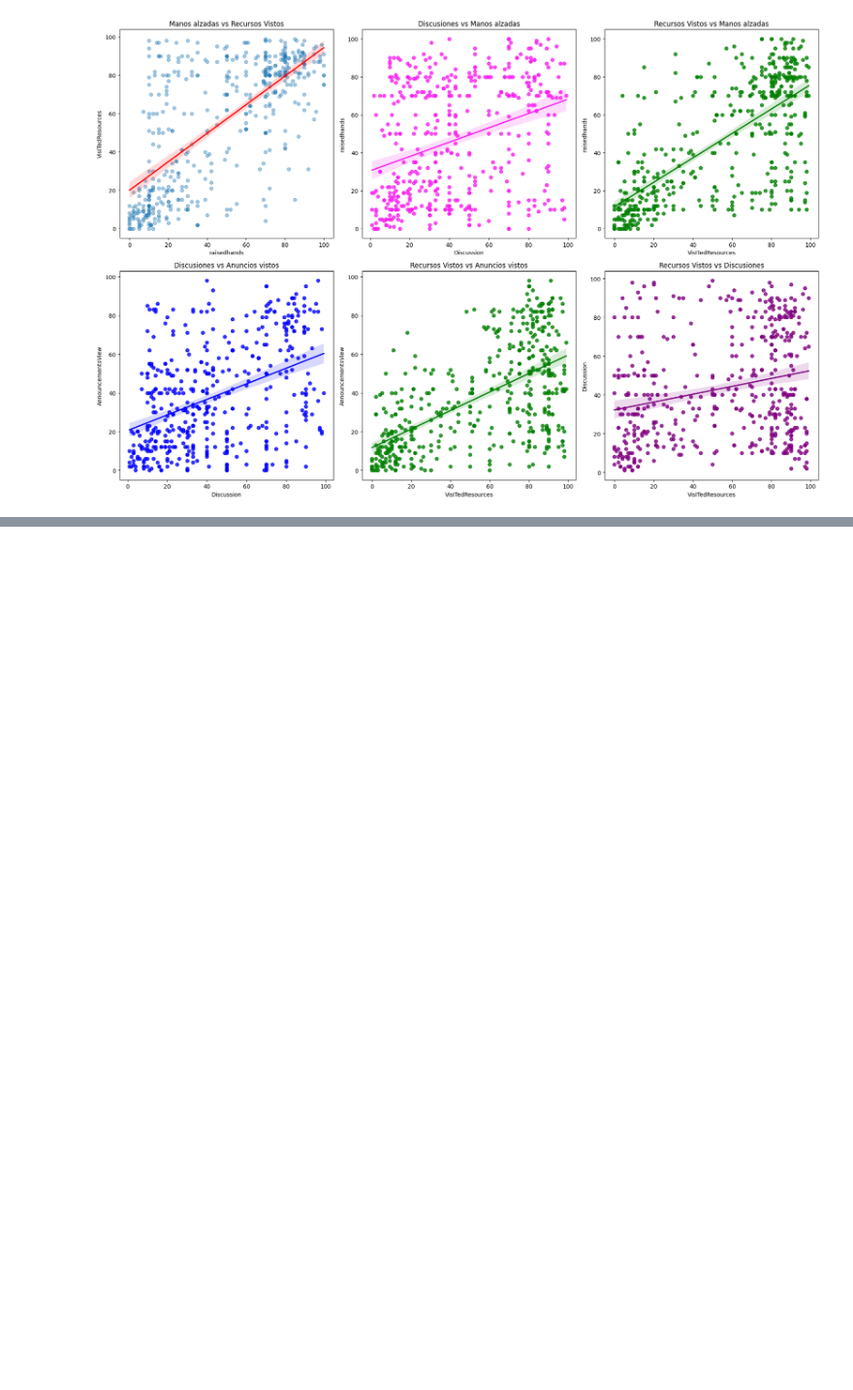
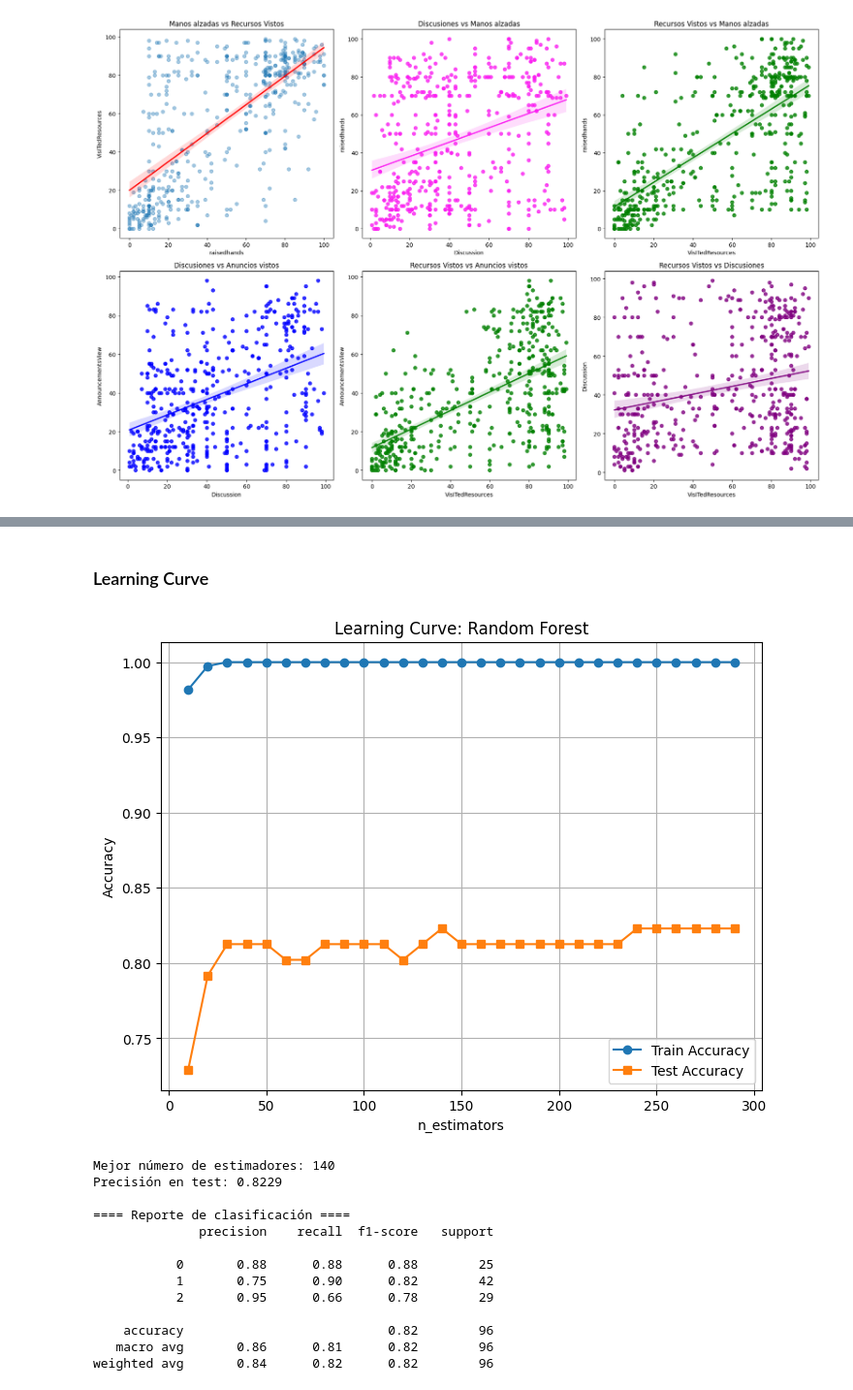
Before and after one commit to smuke123/StudentsPerfomanceAnalysis, a Jupyter notebook: Code/StudentsPerfomanceAnalysis.ipynb, the cells around one changed output, grey strips where cells are left out. Shown at 97% size. Saved outputs shown, nothing was run; the diff lists cells and outputs as text; code cells hidden in the pictures; blank space fills up the shorter version.

```diff
--- a/Code/StudentsPerfomanceAnalysis.ipynb
+++ b/Code/StudentsPerfomanceAnalysis.ipynb
@@ -384,0 +445,63 @@ print(accuracy_score(est.predict(X_test), y_test))
+# %% [markdown]
+### Learning Curve
+# %%
+#Array del rango de nuestro n_stimators
+n_estimators_list = [i for i in range(10, 300, 10)]
+train_scores = []
+test_scores = []
+
+for n in n_estimators_list:
+    model = RandomForestClassifier(n_estimators=n, random_state=30)
+
+    X_train, X_test, y_train, y_test = train_test_split(X, y,
+                                                        test_size=0.2,
+                                                        random_state=30,
+                                                        stratify=y)
+    model.fit(X_train, y_train)
+
+    train_accuracy = accuracy_score(y_train, model.predict(X_train))
+    test_accuracy = accuracy_score(y_test, model.predict(X_test))
+
+    train_scores.append(train_accuracy)
+    test_scores.append(test_accuracy)
+
+#Grafica
+plt.figure(figsize=(8, 6))
+plt.plot(n_estimators_list, train_scores, marker='o', label='Train Accuracy')
+plt.plot(n_estimators_list, test_scores, marker='s', label='Test Accuracy')
+plt.xlabel('n_estimators')
+plt.ylabel('Accuracy')
+plt.title('Learning Curve: Random Forest')
+plt.legend()
+plt.grid(True)
+plt.show()
+
+
+#Usar el mejor n_stimator
+best_idx = np.argmax(test_scores)
+best_n_estimators = n_estimators_list[best_idx]
+print(f"\nMejor número de estimadores: {best_n_estimators}")
+print(f"Precisión en test: {test_scores[best_idx]:.4f}")
+
+# Entrenar modelo final con mejor n_estimators
+final_model = RandomForestClassifier(n_estimators=best_n_estimators, random_state=30)
+final_model.fit(X_train, y_train)
+y_pred = final_model.predict(X_test)
+
+print("\n==== Reporte de clasificación ====")
+print(classification_report(y_test, y_pred))
+# %% [output]
+[figure, added]
+Mejor número de estimadores: 140
+Precisión en test: 0.8229
+
+==== Reporte de clasificación ====
+              precision    recall  f1-score   support
+
+           0       0.88      0.88      0.88        25
+           1       0.75      0.90      0.82        42
+           2       0.95      0.66      0.78        29
+
+    accuracy                           0.82        96
+   macro avg       0.86      0.81      0.82        96
+weighted avg       0.84      0.82      0.82        96
```
Also changed, not shown: parts of 12 cells of this notebook, 1 other file.
